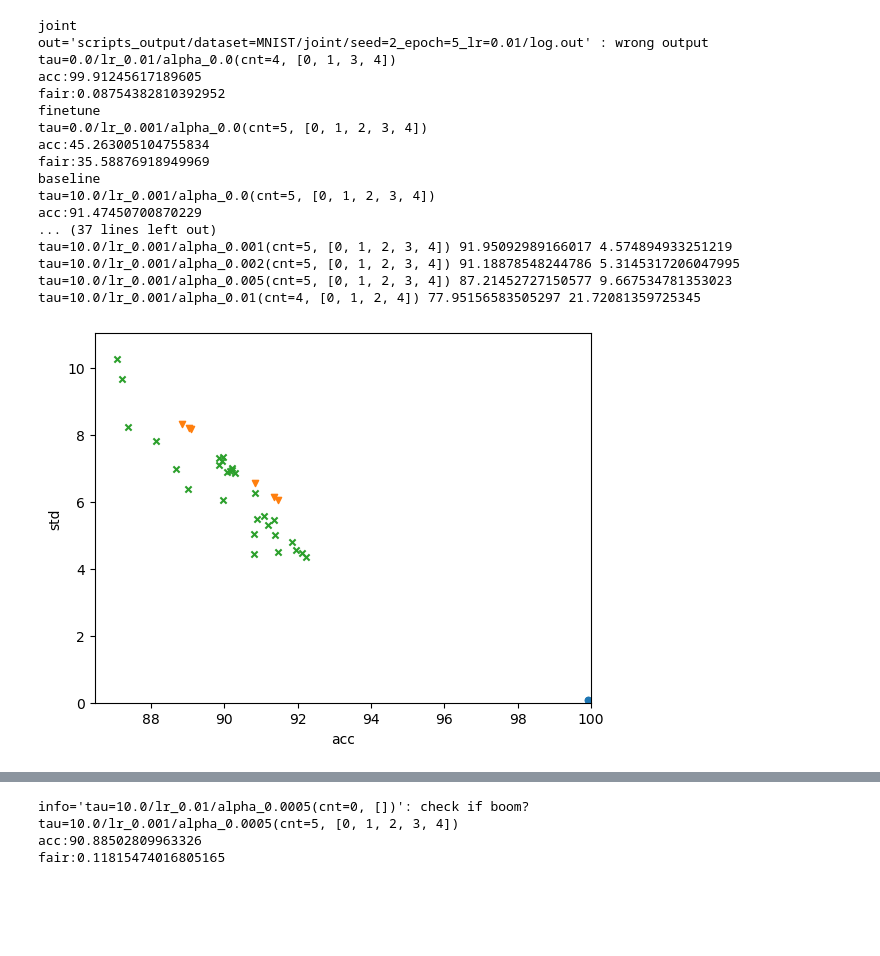
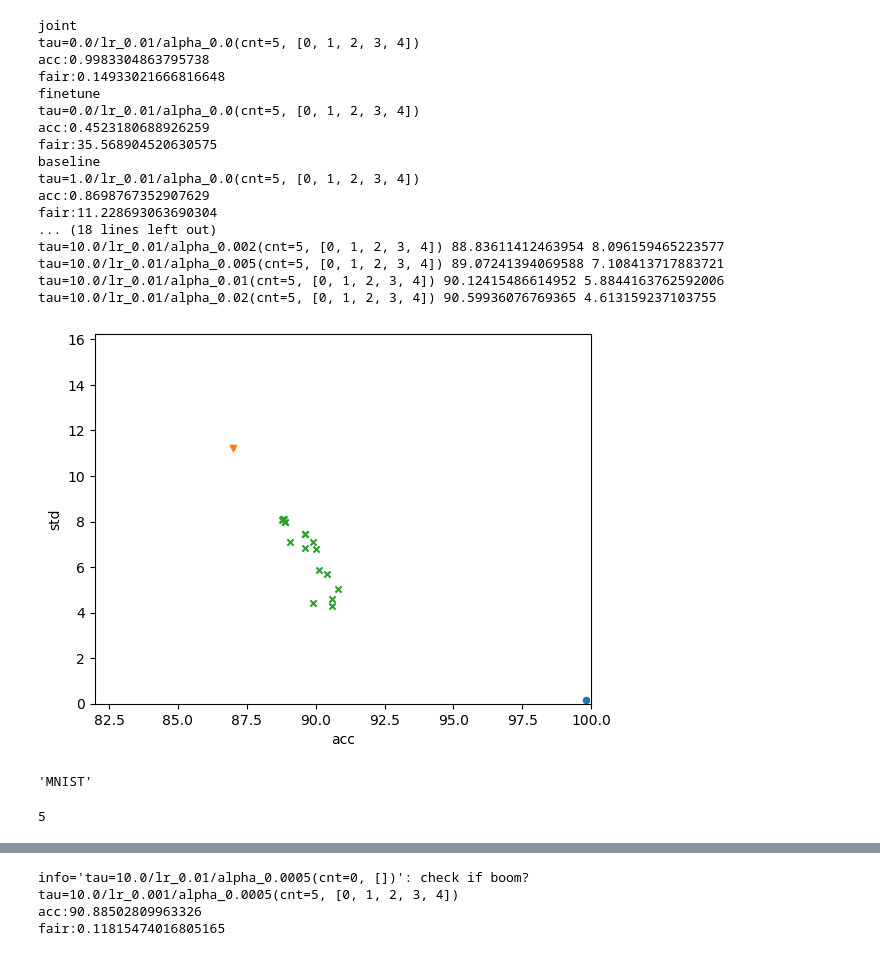
Before and after one commit to jyparkkr/FSW, a Jupyter notebook: interpret.ipynb, the cells around one changed output, grey strips where cells are left out. Drawn from its saved outputs; the diff is of its cells as text; code cells hidden in the pictures; blank space fills up the shorter version.

```diff
--- a/interpret.ipynb
+++ b/interpret.ipynb
@@ -151,6 +151,7 @@ def get_best(dataset, seed_range, epoch, lr_range, tau_range, alpha_range, lambd
                     avail_seed = copy.deepcopy(seed_range)
                     for seed in seed_range:
                         target_dir = load(dataset, seed, epoch, lr, tau, alpha, lmbd, joint=joint, finetune=finetune)
+                        # print(f"{target_dir=}")
                         if not target_dir or check_running(dataset, target_dir, joint=joint, finetune=finetune):
                             avail_seed.remove(seed)
                             # print(seed)
@@ -186,8 +187,13 @@ def get_best(dataset, seed_range, epoch, lr_range, tau_range, alpha_range, lambd
     integrated_score = [e - 2*fair_list[i] for i, e in enumerate(acc_list)]
     idx = integrated_score.index(max(integrated_score))
     print(f"{info_list[idx]}")
-    print(f"acc:{acc_list[idx]}")
-    print(f"fair:{fair_list[idx]}")
+    accuracy = acc_list[idx]
+    fairness = fair_list[idx]
+
+    if accuracy > 1:
+        accuracy /= 100
+    print(f"acc:{accuracy}")
+    print(f"fair:{fairness}")
     return info_list, acc_list, fair_list
 # %%
 import matplotlib.pyplot as plt
@@ -200,7 +206,8 @@ def plot(acc_list, fair_list, marker = "o"):
 def display(dataset, epoch, size = 20):
     print("joint")
     tau_range = [0.0]
-    lr_range = [0.01, 0.001]
+    # lr_range = [0.01, 0.001]
+    lr_range = [0.01]
     alpha_range = [0.0]
     lambda_range = [0.0]
     seed_range = [0, 1, 2, 3, 4]
@@ -210,7 +217,6 @@ def display(dataset, epoch, size = 20):
 
     print("finetune")
     tau_range = [0.0]
-    lr_range = [0.01, 0.001]
     alpha_range = [0.0]
     lambda_range = [0.0]
     seed_range = [0, 1, 2, 3, 4]
@@ -220,7 +226,6 @@ def display(dataset, epoch, size = 20):
 
     print("baseline")
     tau_range = [1.0, 5.0, 10.0]
-    lr_range = [0.01, 0.001]
     alpha_range = [0.0]
     lambda_range = [1.0, 5.0, 10.0]
     seed_range = [0, 1, 2, 3, 4]
@@ -230,7 +235,6 @@ def display(dataset, epoch, size = 20):
 
     print("FSS")
     tau_range = [1.0, 5.0, 10.0]
-    lr_range = [0.01, 0.001]
     alpha_range = [0.0005, 0.001, 0.002, 0.005, 0.01, 0.02]
     lambda_range = [1.0, 5.0, 10.0]
     seed_range = [0, 1, 2, 3, 4]
@@ -255,27 +259,34 @@ def display(dataset, epoch, size = 20):
         plt.ylabel('std')
     else:
         plt.ylabel('eo')
+# %%
+dataset = "MNIST"
+epoch = 1
+display(dataset, epoch)
+# %% [output]
+joint
+tau=0.0/lr_0.01/alpha_0.0(cnt=5, [0, 1, 2, 3, 4])
+acc:0.9983304863795738
+fair:0.14933021666816648
+finetune
+tau=0.0/lr_0.01/alpha_0.0(cnt=5, [0, 1, 2, 3, 4])
+acc:0.4523180688926259
+fair:35.568904520630575
+baseline
+tau=1.0/lr_0.01/alpha_0.0(cnt=5, [0, 1, 2, 3, 4])
+acc:0.8698767352907629
+fair:11.228693063690304
+... (18 lines left out)
+tau=10.0/lr_0.01/alpha_0.002(cnt=5, [0, 1, 2, 3, 4]) 88.83611412463954 8.096159465223577
+tau=10.0/lr_0.01/alpha_0.005(cnt=5, [0, 1, 2, 3, 4]) 89.07241394069588 7.108413717883721
+tau=10.0/lr_0.01/alpha_0.01(cnt=5, [0, 1, 2, 3, 4]) 90.12415486614952 5.8844163762592006
+tau=10.0/lr_0.01/alpha_0.02(cnt=5, [0, 1, 2, 3, 4]) 90.59936076769365 4.613159237103755
+[figure, added]
 # %%
 dataset = "MNIST"
 epoch = 5
 display(dataset, epoch)
 # %% [output]
-joint
-out='scripts_output/dataset=MNIST/joint/seed=2_epoch=5_lr=0.01/log.out' : wrong output
-tau=0.0/lr_0.01/alpha_0.0(cnt=4, [0, 1, 3, 4])
-acc:99.91245617189605
-fair:0.08754382810392952
-finetune
-tau=0.0/lr_0.001/alpha_0.0(cnt=5, [0, 1, 2, 3, 4])
-acc:45.263005104755834
-fair:35.58876918949969
-baseline
-tau=10.0/lr_0.001/alpha_0.0(cnt=5, [0, 1, 2, 3, 4])
-acc:91.47450700870229
-... (37 lines left out)
-tau=10.0/lr_0.001/alpha_0.001(cnt=5, [0, 1, 2, 3, 4]) 91.95092989166017 4.574894933251219
-tau=10.0/lr_0.001/alpha_0.002(cnt=5, [0, 1, 2, 3, 4]) 91.18878548244786 5.3145317206047995
-tau=10.0/lr_0.001/alpha_0.005(cnt=5, [0, 1, 2, 3, 4]) 87.21452727150577 9.667534781353023
-tau=10.0/lr_0.001/alpha_0.01(cnt=4, [0, 1, 2, 4]) 77.95156583505297 21.72081359725345
+'MNIST'
-[figure, removed]
+5
 # %%
```
Also changed, not shown: parts of 3 cells of this notebook, 9 other files.
